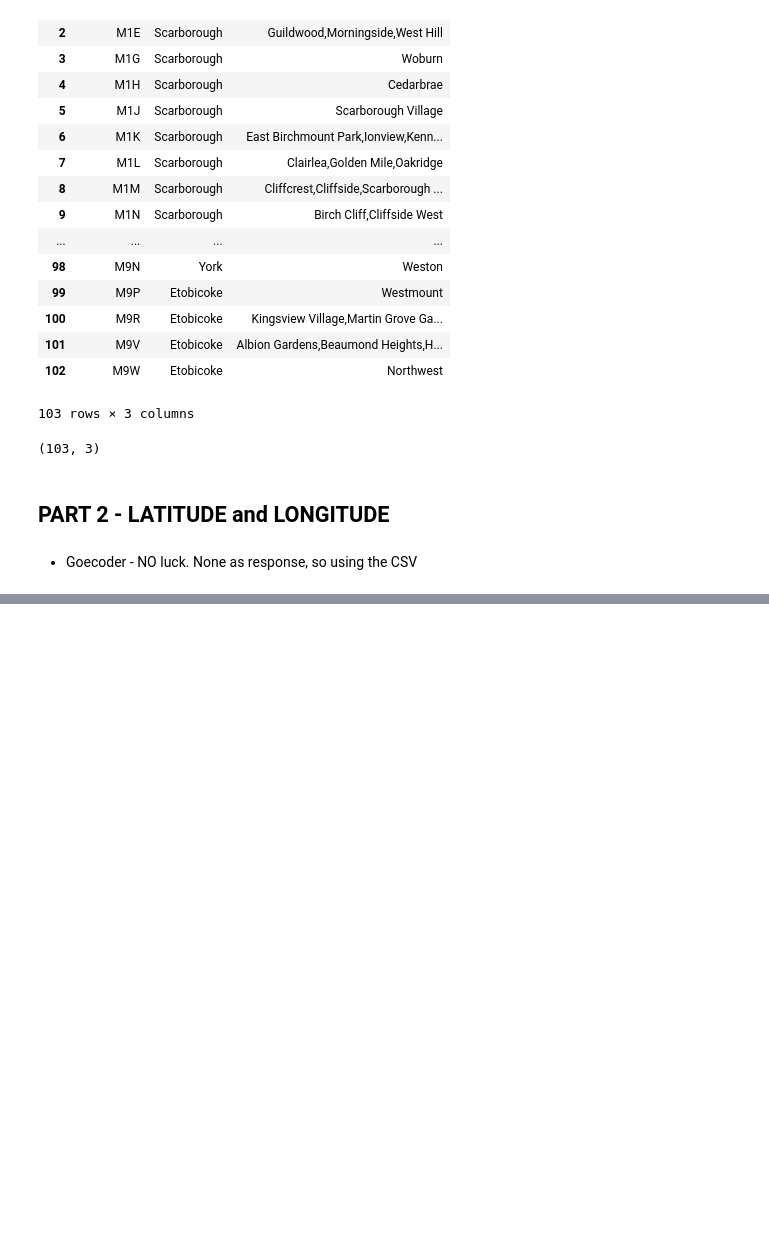
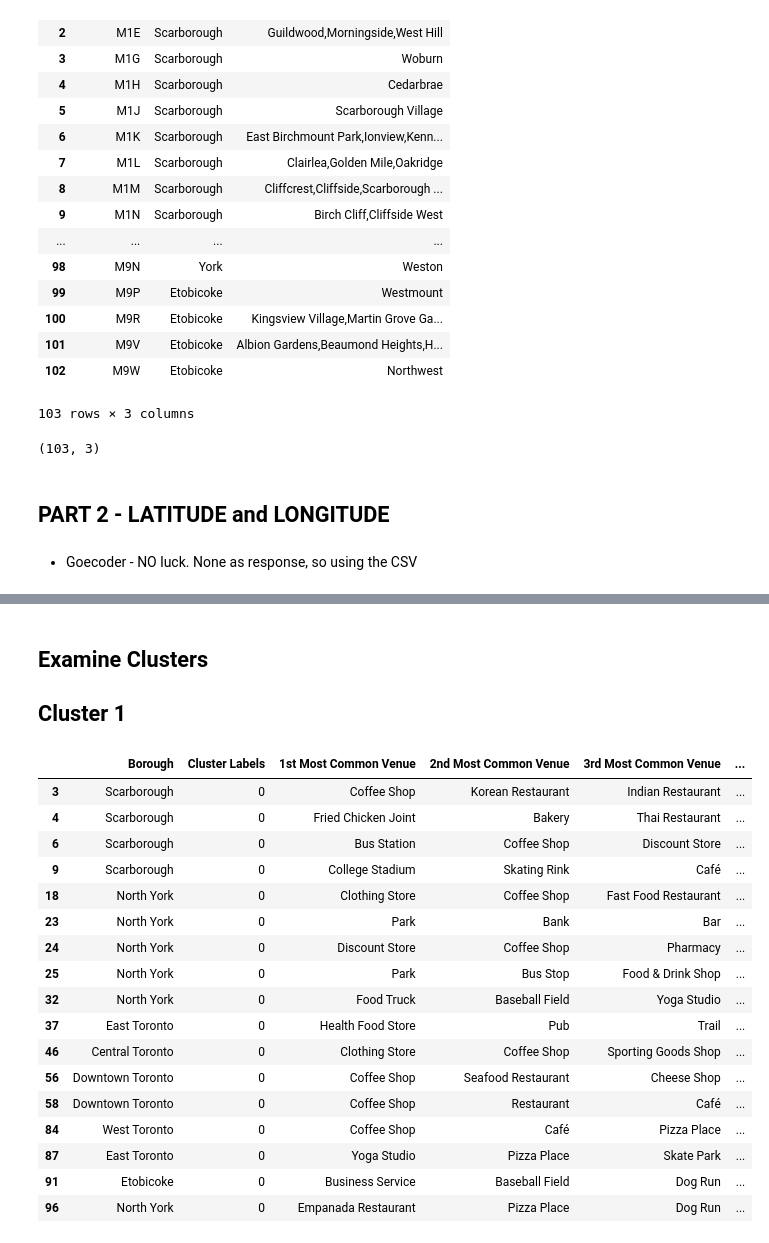
Before and after one commit to AbhiSinha0987/Capstone, a Jupyter notebook: Neighbourhood Toronto_week3.ipynb, the cells around one changed output, grey strips where cells are left out. Saved outputs shown, nothing was run; the diff lists cells and outputs as text; code cells hidden in the pictures; blank space fills up the shorter version.

Commit message:
Published from Watson Studio.

```diff
--- a/Neighbourhood Toronto_week3.ipynb
+++ b/Neighbourhood Toronto_week3.ipynb
@@ -184,0 +479,5 @@ merged_df
+# %%
+## group rows by neighborhood and by taking the mean of the frequency of occurrence of each category
+
+toronto_grouped = toronto_onehot.groupby('Neighborhood').mean().reset_index()
+toronto_grouped
@@ -184,0 +538,9 @@ merged_df
+# %%
+## put that into a pandas dataframe
+## First, write a function to sort the venues in descending order.
+
+def return_most_common_venues(row, num_top_venues):
+    row_categories = row.iloc[1:]
+    row_categories_sorted = row_categories.sort_values(ascending=False)
+
+    return row_categories_sorted.index.values[0:num_top_venues]
@@ -184,0 +588,14 @@ merged_df
+# %%
+## Cluster Neighborhoods
+## Run k-means to cluster the neighborhood into 5 clusters.
+
+# set number of clusters
+kclusters = 5
+
+toronto_grouped_clustering = toronto_grouped.drop('Neighborhood', 1)
+
+# run k-means clustering
+kmeans = KMeans(n_clusters=kclusters, random_state=0).fit(toronto_grouped_clustering)
+
+# check cluster labels generated for each row in the dataframe
+kmeans.labels_[0:10]
@@ -184,0 +604,9 @@ merged_df
+# %%
+# add clustering labels
+toronto_merged = merged_df.head(99)
+toronto_merged['Cluster Labels'] = kmeans.labels_
+
+# merge toronto_grouped with toronto_data to add latitude/longitude for each neighborhood
+toronto_merged = toronto_merged.join(neighborhoods_venues_sorted.set_index('Neighborhood'), on='Neighborhood')
+
+toronto_merged.head()
@@ -184,0 +651,25 @@ merged_df
+# %% [markdown]
+## Examine Clusters
+
+## Cluster 1
+# %%
+toronto_merged.loc[toronto_merged['Cluster Labels'] == 0, toronto_merged.columns[[1] + list(range(5, toronto_merged.shape[1]))]]
+# %% [output]
+|  | Borough | Cluster Labels | 1st Most Common Venue | 2nd Most Common Venue | 3rd Most Common Venue | ... |
+| 3 | Scarborough | 0 | Coffee Shop | Korean Restaurant | Indian Restaurant | ... |
+| 4 | Scarborough | 0 | Fried Chicken Joint | Bakery | Thai Restaurant | ... |
+| 6 | Scarborough | 0 | Bus Station | Coffee Shop | Discount Store | ... |
+| 9 | Scarborough | 0 | College Stadium | Skating Rink | Café | ... |
+| 18 | North York | 0 | Clothing Store | Coffee Shop | Fast Food Restaurant | ... |
+| 23 | North York | 0 | Park | Bank | Bar | ... |
+| 24 | North York | 0 | Discount Store | Coffee Shop | Pharmacy | ... |
+| 25 | North York | 0 | Park | Bus Stop | Food & Drink Shop | ... |
+| 32 | North York | 0 | Food Truck | Baseball Field | Yoga Studio | ... |
+| 37 | East Toronto | 0 | Health Food Store | Pub | Trail | ... |
+| 46 | Central Toronto | 0 | Clothing Store | Coffee Shop | Sporting Goods Shop | ... |
+| 56 | Downtown Toronto | 0 | Coffee Shop | Seafood Restaurant | Cheese Shop | ... |
+| 58 | Downtown Toronto | 0 | Coffee Shop | Restaurant | Café | ... |
+| 84 | West Toronto | 0 | Coffee Shop | Café | Pizza Place | ... |
+| 87 | East Toronto | 0 | Yoga Studio | Pizza Place | Skate Park | ... |
+| 91 | Etobicoke | 0 | Business Service | Baseball Field | Dog Run | ... |
+| 96 | North York | 0 | Empanada Restaurant | Pizza Place | Dog Run | ... |
```
Also changed, not shown: parts of 37 cells of this notebook.
